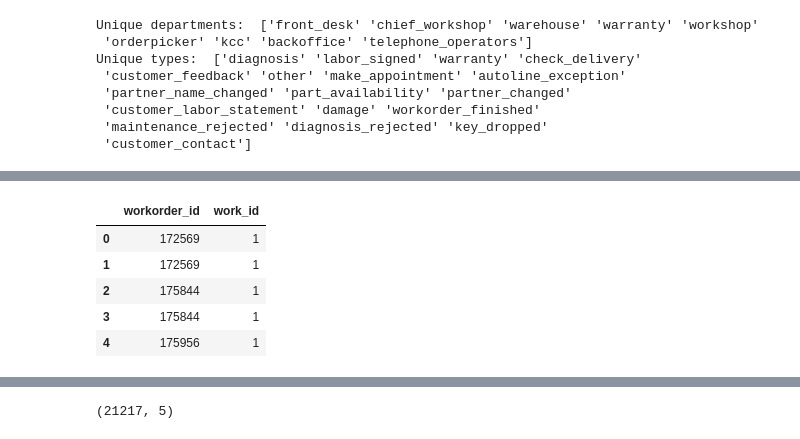
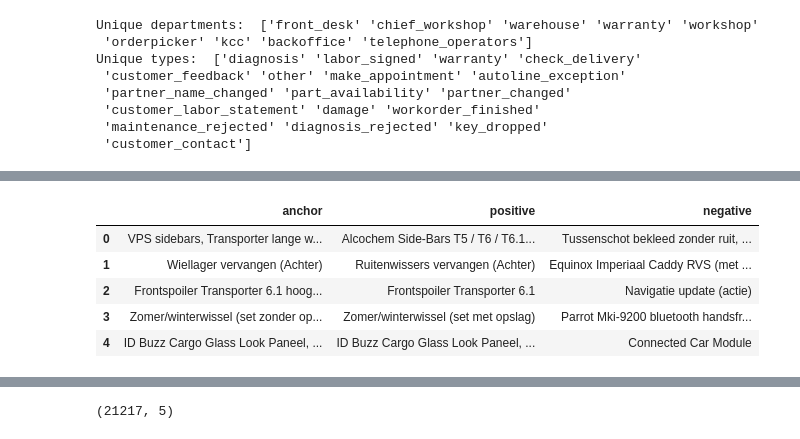
Before and after one commit to abdullah-at-avans/dealer-assistant-model, a Jupyter notebook: notebooks/v2.ipynb, the cells around one changed output, grey strips where cells are left out. Cells and saved outputs as stored; diff of their text form; code cells hidden in the pictures.

```diff
--- a/notebooks/v2.ipynb
+++ b/notebooks/v2.ipynb
@@ -16,16 +14,18 @@
 !pip install torch
 !spacy download nl_core_news_sm
 !pip install sentence-transformers faiss-cpu
+!pip install sacremoses
 
 # Imports
-from transformers import pipeline
+from transformers import pipeline, AutoTokenizer, AutoModelForSeq2SeqLM
+from tqdm import tqdm
 import pandas as pd
 import spacy
 import torch
-
-# Configuratie
-nlp = spacy.load('nl_core_news_sm')
-pd.set_option('display.max_colwidth', None)
+import random
+import matplotlib.pyplot as plt
+import seaborn as sns
+import numpy as np
 # %% [output]
 Requirement already satisfied: pandas in /usr/local/lib/python3.12/dist-packages (2.2.2)
 Requirement already satisfied: numpy>=1.26.0 in /usr/local/lib/python3.12/dist-packages (from pandas) (2.0.2)
@@ -93,9 +94,9 @@ Unique types:  ['diagnosis' 'labor_signed' 'warranty' 'check_delivery'
 # %%
-koppeltabel_df.head()
+triplets_df.head()
 # %% [output]
-|  | workorder_id | work_id |
-| 0 | 172569 | 1 |
-| 1 | 172569 | 1 |
-| 2 | 175844 | 1 |
-| 3 | 175844 | 1 |
-| 4 | 175956 | 1 |
+|  | anchor | positive | negative |
+| 0 | VPS sidebars, Transporter lange w... | Alcochem Side-Bars T5 / T6 / T6.1... | Tussenschot bekleed zonder ruit, ... |
+| 1 | Wiellager vervangen (Achter) | Ruitenwissers vervangen (Achter) | Equinox Imperiaal Caddy RVS (met ... |
+| 2 | Frontspoiler Transporter 6.1 hoog... | Frontspoiler Transporter 6.1 | Navigatie update (actie) |
+| 3 | Zomer/winterwissel (set zonder op... | Zomer/winterwissel (set met opslag) | Parrot Mki-9200 bluetooth handsfr... |
+| 4 | ID Buzz Cargo Glass Look Paneel, ... | ID Buzz Cargo Glass Look Paneel, ... | Connected Car Module |
```
Also changed, not shown: parts of 47 cells of this notebook.
